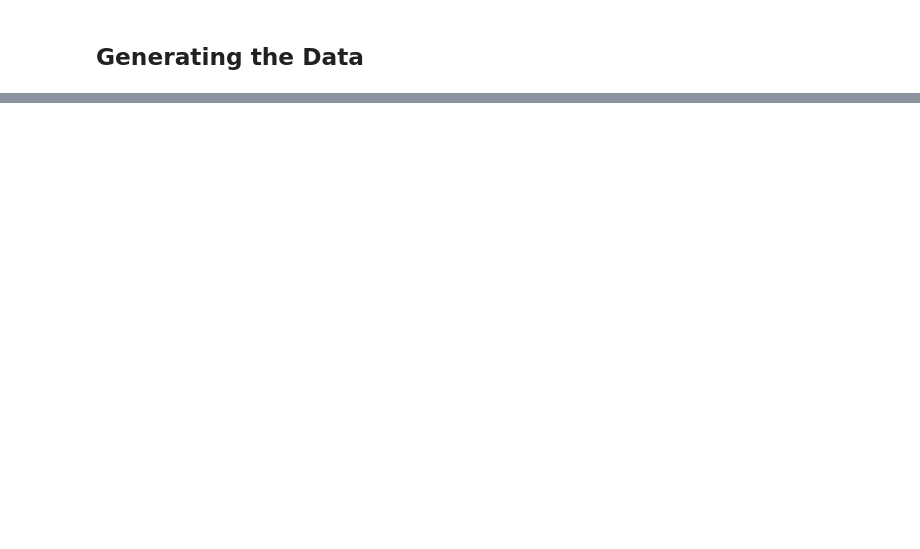
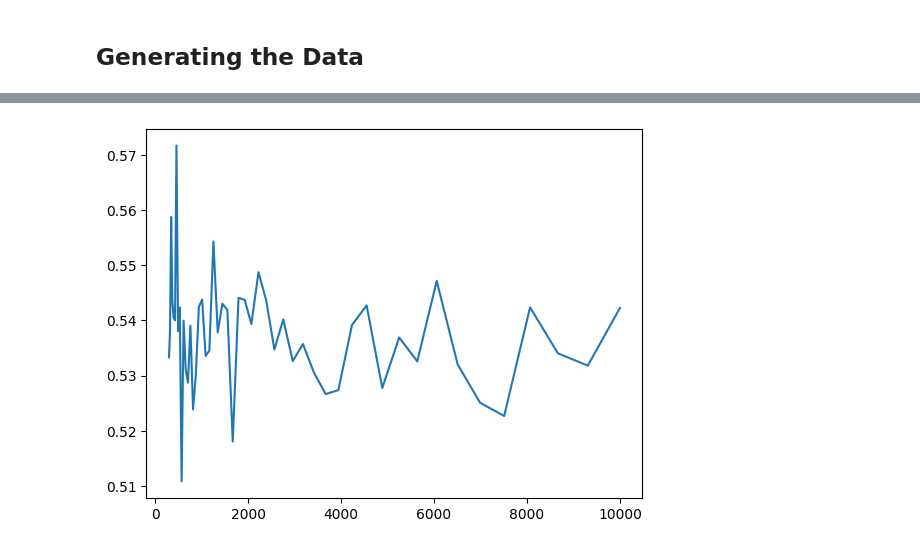
Before and after one commit to chenjoshua7/chenjoshua7.github.io, a Jupyter notebook: notebooks/cod.ipynb, the cells around one changed output, grey strips where cells are left out. Saved outputs shown, nothing was run; the diff lists cells and outputs as text; code cells hidden in the pictures; blank space fills up the shorter version.

```diff
--- a/notebooks/cod.ipynb
+++ b/notebooks/cod.ipynb
@@ -34,0 +65,21 @@ plt.scatter(x=x[:,0], y=x[:,1], c=[colors[label] for label in y], alpha=0.5)
+# %%
+sample_sizes = np.logspace(start = np.log10(300), stop = np.log10(10000), dtype = int)
+samples_accuracies = []
+
+for samples in tqdm(sample_sizes):
+    X_test, y_test = randomData(samples_per_class=samples, noise_features = 4000)
+    X_train, y_train = randomData(samples_per_class=333, noise_features = 4000)
+    accuracy = 0
+    for _ in range(25):
+        knn.fit(X_train,y_train)
+        predictions= knn.predict(X_test)
+        accuracy += accuracy_score(predictions,y_test)
+    samples_accuracies.append(accuracy/25)
+# %%
+plt.plot(sample_sizes,[1-i for i in samples_accuracies])
+plt.title("Average Risk for 4000 Random Dimensions as Sample Size Increases")
+plt.ylabel("Risk")
+plt.xlabel("Sample Size (Per Class)")
+plt.show()
+# %% [output]
+[figure, added]
```
Also changed, not shown: parts of 10 cells of this notebook, 13 other files.
